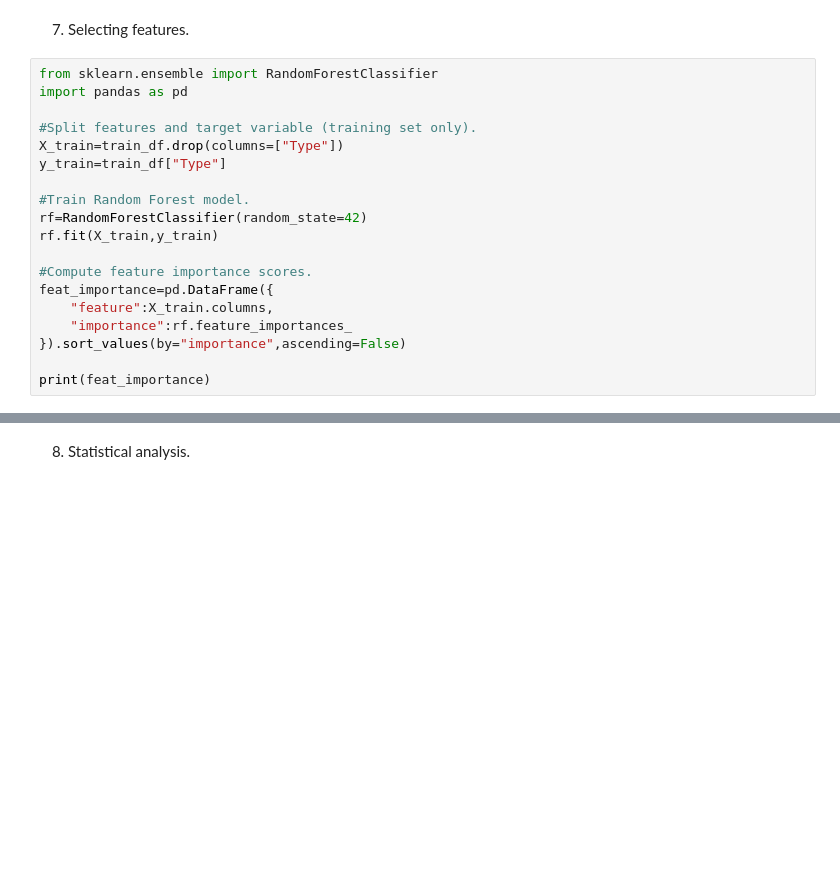
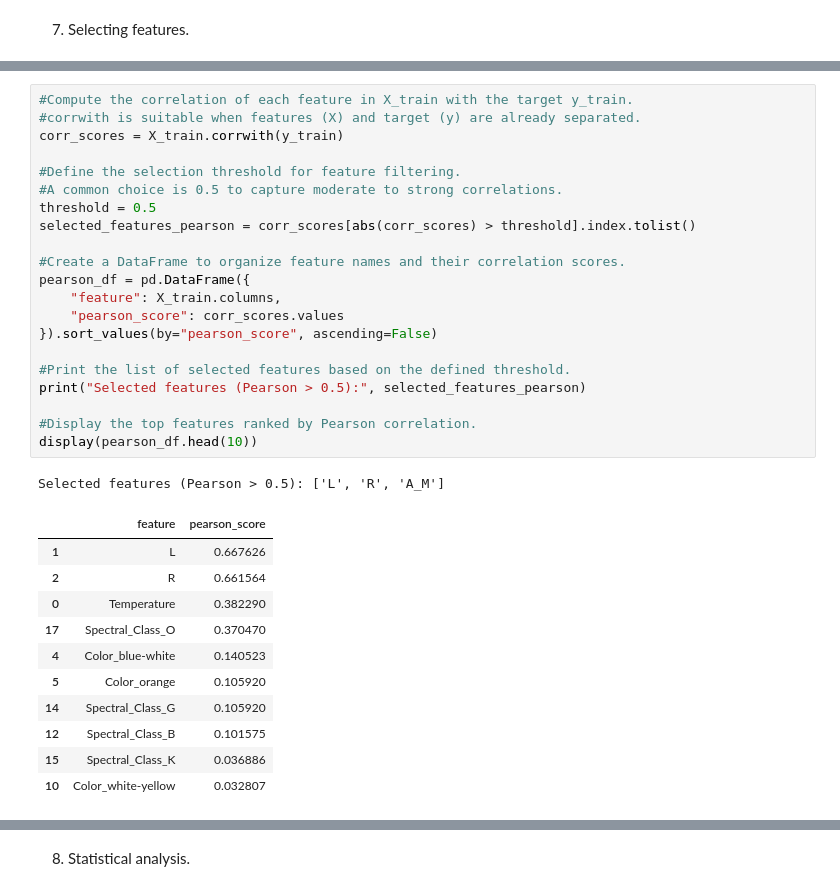
Before and after one commit to geovanasaraiva/mlops-star-type-classification, a Jupyter notebook: notebooks/jupyter notebook ia.ipynb, the cells around one changed output, grey strips where cells are left out. Saved outputs shown, nothing was run; the diff lists cells and outputs as text; blank space fills up the shorter version.

```diff
--- a/notebooks/jupyter notebook ia.ipynb
+++ b/notebooks/jupyter notebook ia.ipynb
@@ -356,21 +410,2 @@ Test set: 48 rows.
 # %% [markdown]
 7. Selecting features.
-# %%
-from sklearn.ensemble import RandomForestClassifier
-import pandas as pd
-
-#Split features and target variable (training set only).
-X_train=train_df.drop(columns=["Type"])
-y_train=train_df["Type"]
-
-#Train Random Forest model.
-rf=RandomForestClassifier(random_state=42)
-rf.fit(X_train,y_train)
-
-#Compute feature importance scores.
-feat_importance=pd.DataFrame({
-    "feature":X_train.columns,
-    "importance":rf.feature_importances_
-}).sort_values(by="importance",ascending=False)
-
-print(feat_importance)
@@ -416,0 +419,34 @@ test_df=test_df[selected_features+[target]]
+# %%
+#Compute the correlation of each feature in X_train with the target y_train.
+#corrwith is suitable when features (X) and target (y) are already separated.
+corr_scores = X_train.corrwith(y_train)
+
+#Define the selection threshold for feature filtering.
+#A common choice is 0.5 to capture moderate to strong correlations.
+threshold = 0.5
+selected_features_pearson = corr_scores[abs(corr_scores) > threshold].index.tolist()
+
+#Create a DataFrame to organize feature names and their correlation scores.
+pearson_df = pd.DataFrame({
+    "feature": X_train.columns,
+    "pearson_score": corr_scores.values
+}).sort_values(by="pearson_score", ascending=False)
+
+#Print the list of selected features based on the defined threshold.
+print("Selected features (Pearson > 0.5):", selected_features_pearson)
+
+#Display the top features ranked by Pearson correlation.
+display(pearson_df.head(10))
+# %% [output]
+Selected features (Pearson > 0.5): ['L', 'R', 'A_M']
+|  | feature | pearson_score |
+| 1 | L | 0.667626 |
+| 2 | R | 0.661564 |
+| 0 | Temperature | 0.382290 |
+| 17 | Spectral_Class_O | 0.370470 |
+| 4 | Color_blue-white | 0.140523 |
+| 5 | Color_orange | 0.105920 |
+| 14 | Spectral_Class_G | 0.105920 |
+| 12 | Spectral_Class_B | 0.101575 |
+| 15 | Spectral_Class_K | 0.036886 |
+| 10 | Color_white-yellow | 0.032807 |
```
Also changed, not shown: parts of 16 cells of this notebook.
